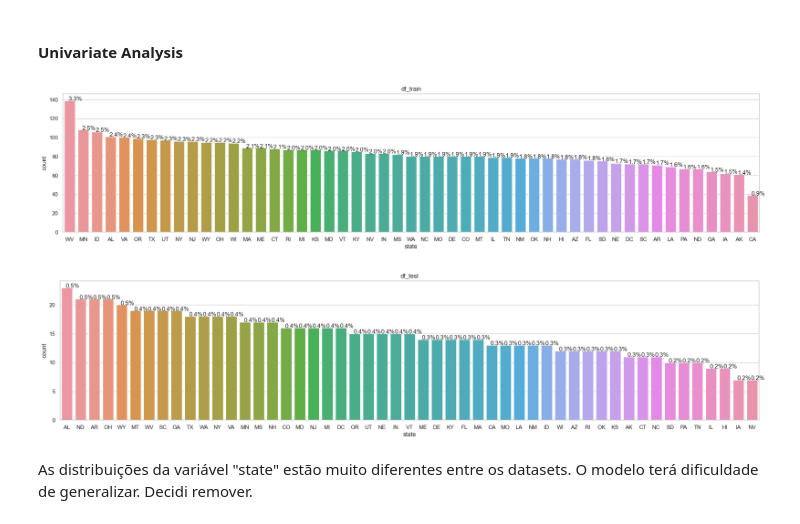
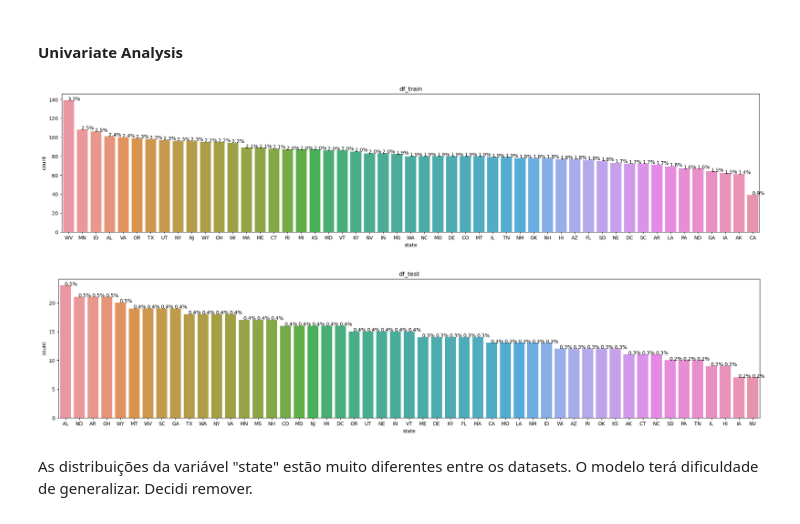
Before and after one commit to idfelipemalatesta/customer-churn-prediction, a Jupyter notebook: customer_churn.ipynb, the cells around one changed output. Cells and saved outputs as stored; diff of their text form; code cells hidden in the pictures.

```diff
--- a/customer_churn.ipynb
+++ b/customer_churn.ipynb
@@ -150,23 +152,23 @@ def with_per(total, axis):
 # %%
 # Plot (Value Counts)
 total = len(df_train)
-sns.set(style = 'whitegrid')
+#sns.set(style = 'whitegrid')
 plt.figure(figsize=(25,5))
 ax = sns.countplot(x = 'state' , data = df_train, order = df_train['state'].value_counts().index)
 ax.set_title('df_train')
 with_per(total, ax)
 plt.show()
 
 total = len(df_train)
-sns.set(style = 'whitegrid')
+#sns.set(style = 'whitegrid')
 plt.figure(figsize=(25,5))
 ax = sns.countplot(x = 'state' , data = df_test, order = df_test['state'].value_counts().index)
 ax.set_title('df_test')
 with_per(total, ax)
 plt.show()
 # %% [output]
-[figure, old version]
+[figure, new version]
-[figure, old version]
+[figure, new version]
 # %% [markdown]
 As distribuições da variável "state" estão muito diferentes entre os datasets. O modelo terá dificuldade de generalizar. Decidi remover.
 # %%
```
Also changed, not shown: parts of 20 cells of this notebook.
